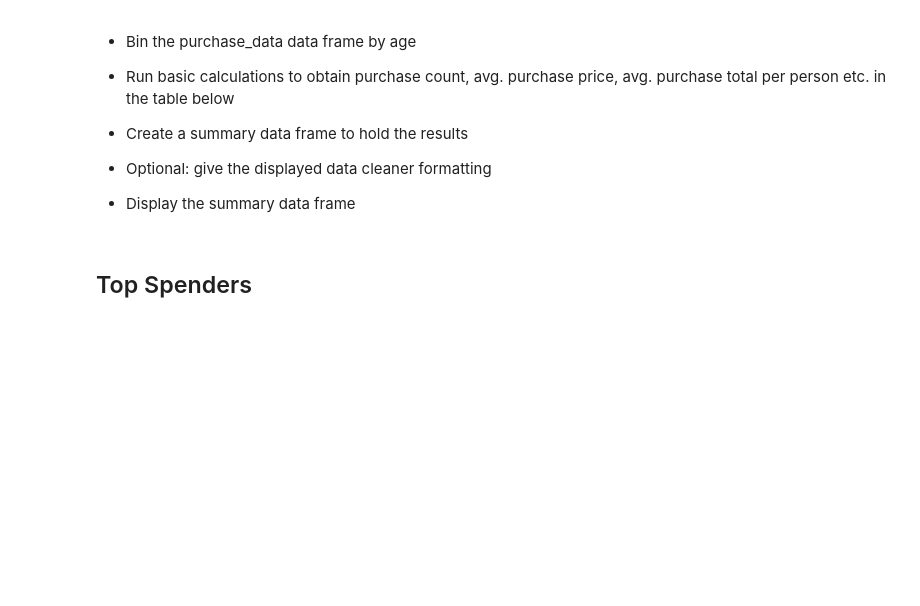
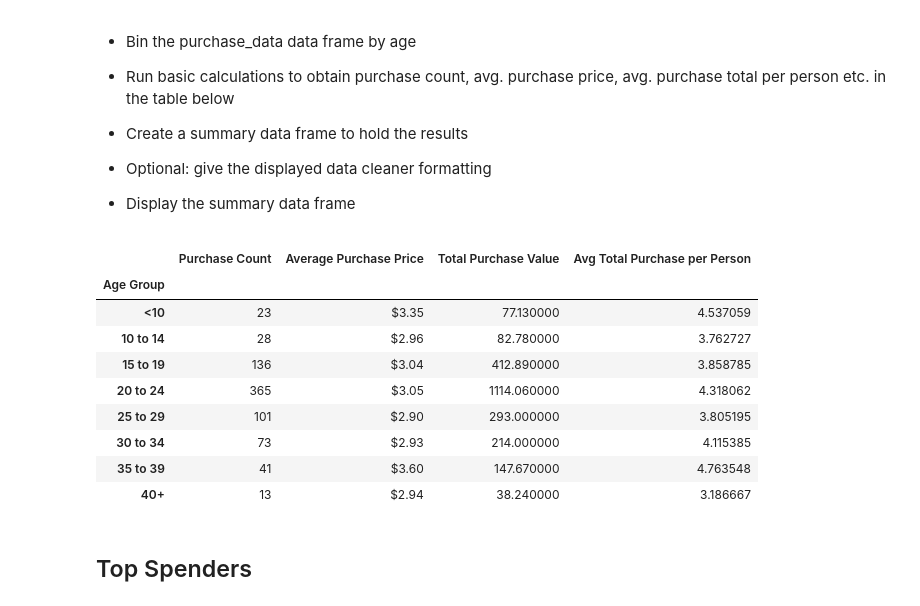
Before and after one commit to lauragabrielson/Pandas_Challenge, a Jupyter notebook: HeroesOfPymoli/HeroesOfPymoli_starter.ipynb, the cells around one changed output. Cells and saved outputs as stored; diff of their text form; code cells hidden in the pictures; blank space fills up the shorter version.

```diff
--- a/HeroesOfPymoli/HeroesOfPymoli_starter.ipynb
+++ b/HeroesOfPymoli/HeroesOfPymoli_starter.ipynb
@@ -233,0 +179,7 @@ age_group
+# %%
+age_group_df = purchase_data_df.groupby(["Age Group"])
+total_age = age_group_df.nunique()["SN"]
+percentage_age = total_age / total_players * 100
+age_df = pd.DataFrame({"Total Count": total_age,
+                                    "Percentage of Players": percentage_age})
+age_df.style.format({"Percentage of Players": "{:.2f}%"})
@@ -247,6 +210,27 @@ age_group
 
 
 * Display the summary data frame
+# %%
+age_purchase_count = age_group_df["Purchase ID"].count()
+age_avg_purchase_total = age_group_df["Price"].sum()
+age_avg_price = age_group_df["Price"].mean()
+age_avg_purchase_price = age_avg_purchase_total / total_age
+age_avg_df = pd.DataFrame({"Purchase Count": age_purchase_count,
+                                    "Average Purchase Price": age_avg_price,
+                                    "Total Purchase Value": age_avg_purchase_total,
+                                    "Avg Total Purchase per Person": age_avg_purchase_price})
+age_avg_df.style.format({"Average Purchase Price": "${:.2f}", })
+# %% [output]
+|  | Purchase Count | Average Purchase Price | Total Purchase Value | Avg Total Purchase per Person |
+| Age Group |  |  |  |  |
+| <10 | 23 | $3.35 | 77.130000 | 4.537059 |
+| 10 to 14 | 28 | $2.96 | 82.780000 | 3.762727 |
+| 15 to 19 | 136 | $3.04 | 412.890000 | 3.858785 |
+| 20 to 24 | 365 | $3.05 | 1114.060000 | 4.318062 |
+| 25 to 29 | 101 | $2.90 | 293.000000 | 3.805195 |
+| 30 to 34 | 73 | $2.93 | 214.000000 | 4.115385 |
+| 35 to 39 | 41 | $3.60 | 147.670000 | 4.763548 |
+| 40+ | 13 | $2.94 | 38.240000 | 3.186667 |
 # %% [markdown]
 ## Top Spenders
 # %% [markdown]
```
Also changed, not shown: parts of 15 cells of this notebook.
